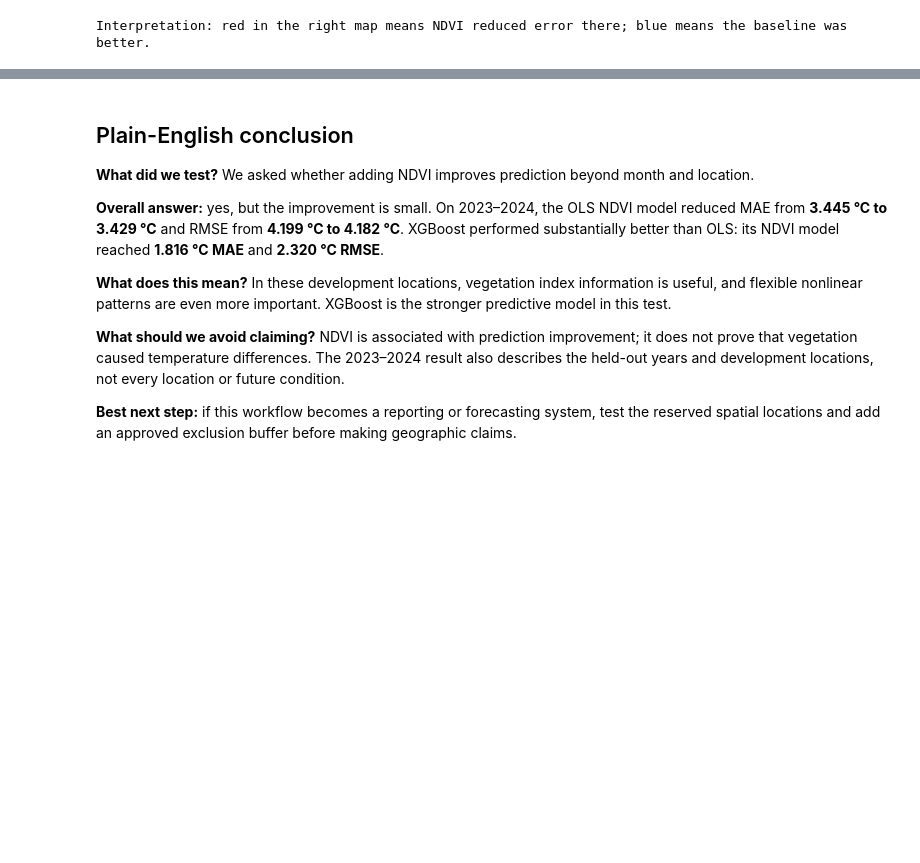
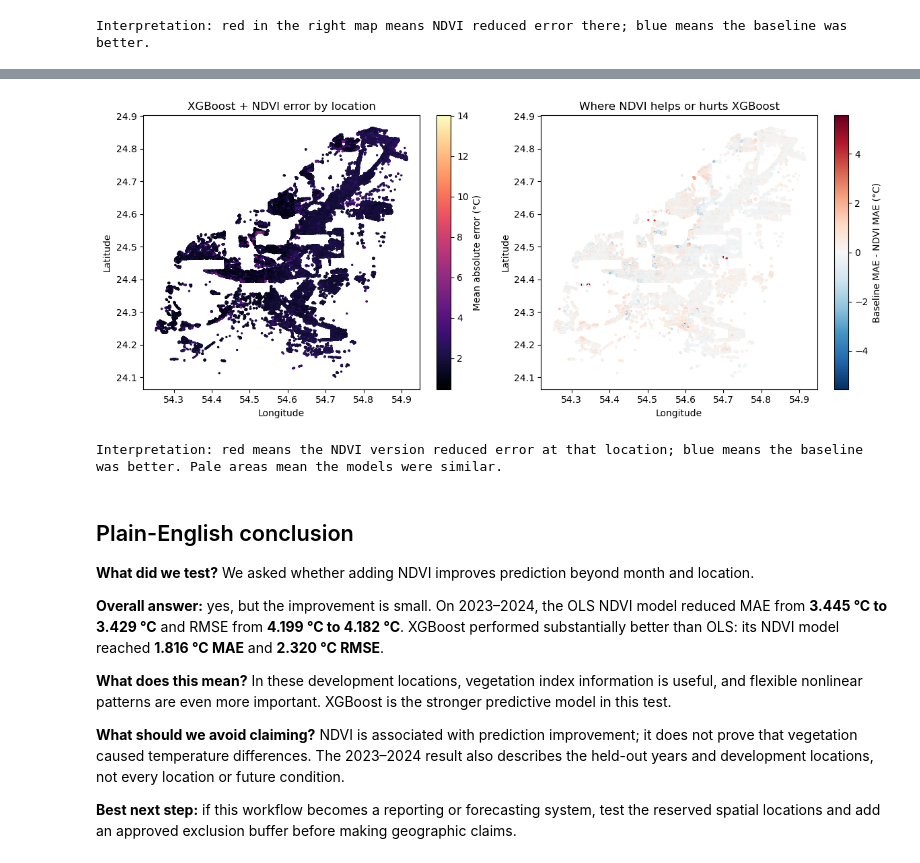
Before and after one commit to tmulumba/greening_predictive, a Jupyter notebook: notebooks/week_03_04_model_analysis.ipynb, the cells around one changed output, grey strips where cells are left out. Cells and saved outputs as stored; diff of their text form; code cells hidden in the pictures; blank space fills up the shorter version.

```diff
--- a/notebooks/week_03_04_model_analysis.ipynb
+++ b/notebooks/week_03_04_model_analysis.ipynb
@@ -278,3 +340,37 @@ Interpretation: red in the right map means NDVI reduced error there; blue means
+# %%
+xgb_locerr = xgb_pred.groupby("pixel_id").agg(
+    mae_baseline=("err_baseline", lambda values: np.abs(values).mean()),
+    mae_ndvi=("err_ndvi", lambda values: np.abs(values).mean())
+).reset_index()
+xgb_locerr["gain"] = xgb_locerr.mae_baseline - xgb_locerr.mae_ndvi
+xgb_locerr = xgb_locerr.merge(
+    df[["pixel_id", "lon", "lat"]].drop_duplicates("pixel_id"),
+    on="pixel_id"
+)
+xgb_locerr.to_csv(OUT / "xgboost_location_errors.csv", index=False)
+
+fig, ax = plt.subplots(1, 2, figsize=(12, 5))
+map1 = ax[0].scatter(xgb_locerr.lon, xgb_locerr.lat, c=xgb_locerr.mae_ndvi, s=2, cmap="magma")
+ax[0].set_title("XGBoost + NDVI error by location")
+ax[0].set_xlabel("Longitude")
+ax[0].set_ylabel("Latitude")
+fig.colorbar(map1, ax=ax[0], label="Mean absolute error (°C)")
+
+limit = np.nanmax(np.abs(xgb_locerr.gain))
+map2 = ax[1].scatter(xgb_locerr.lon, xgb_locerr.lat, c=xgb_locerr.gain, s=2, cmap="RdBu_r", vmin=-limit, vmax=limit)
+ax[1].set_title("Where NDVI helps or hurts XGBoost")
+ax[1].set_xlabel("Longitude")
+ax[1].set_ylabel("Latitude")
+fig.colorbar(map2, ax=ax[1], label="Baseline MAE - NDVI MAE (°C)")
+
+fig.tight_layout()
+fig.savefig(OUT / "xgboost_location_error_maps.png", dpi=160, bbox_inches="tight")
+plt.show()
+
+print("Interpretation: red means the NDVI version reduced error at that location; blue means the baseline was better. Pale areas mean the models were similar.")
+# %% [output]
+[figure, added]
+Interpretation: red means the NDVI version reduced error at that location; blue means the baseline was better. Pale areas mean the models were similar.
 # %% [markdown]
 ## Plain-English conclusion
 
```
Also changed, not shown: parts of 6 cells of this notebook.
